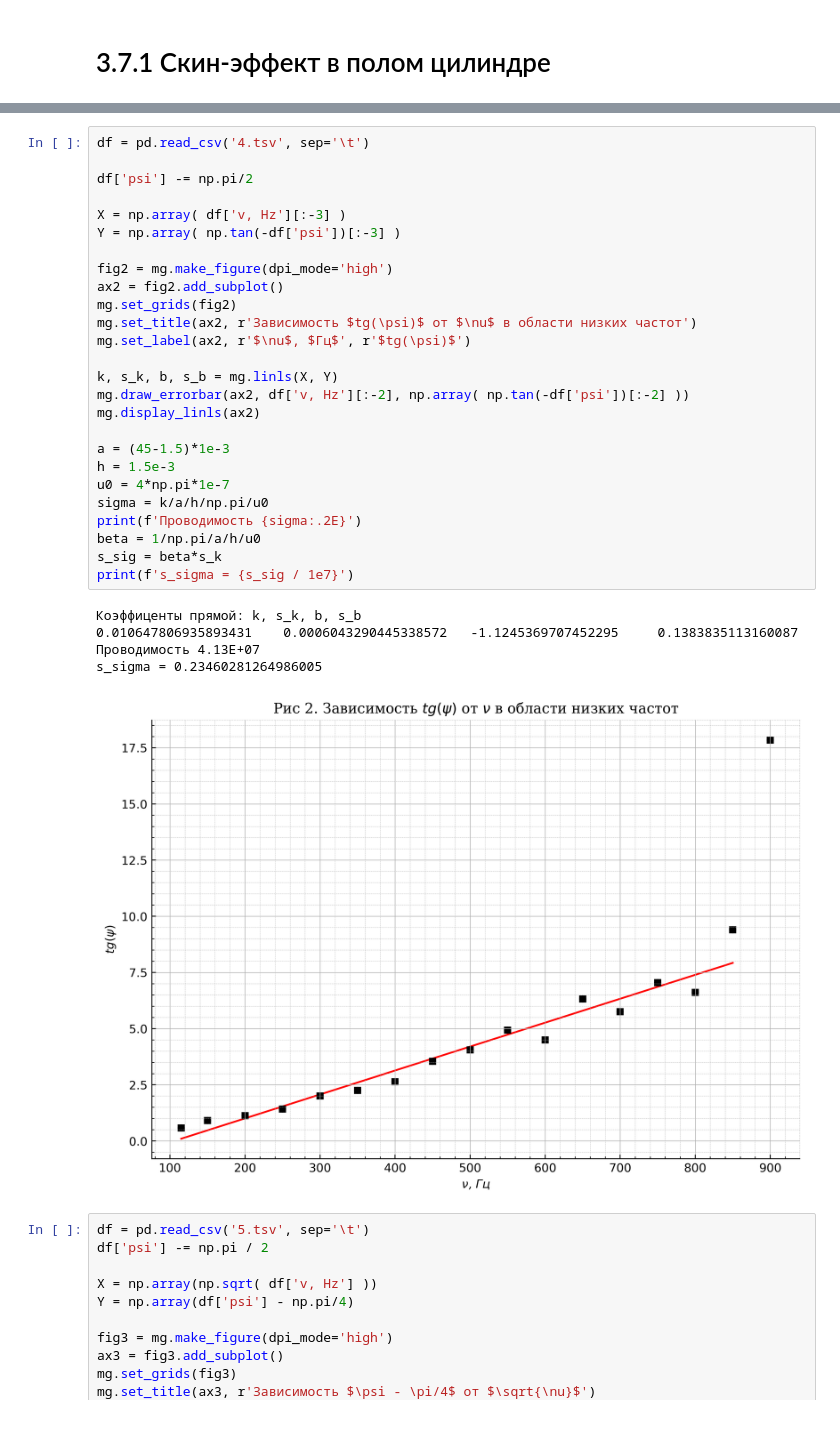
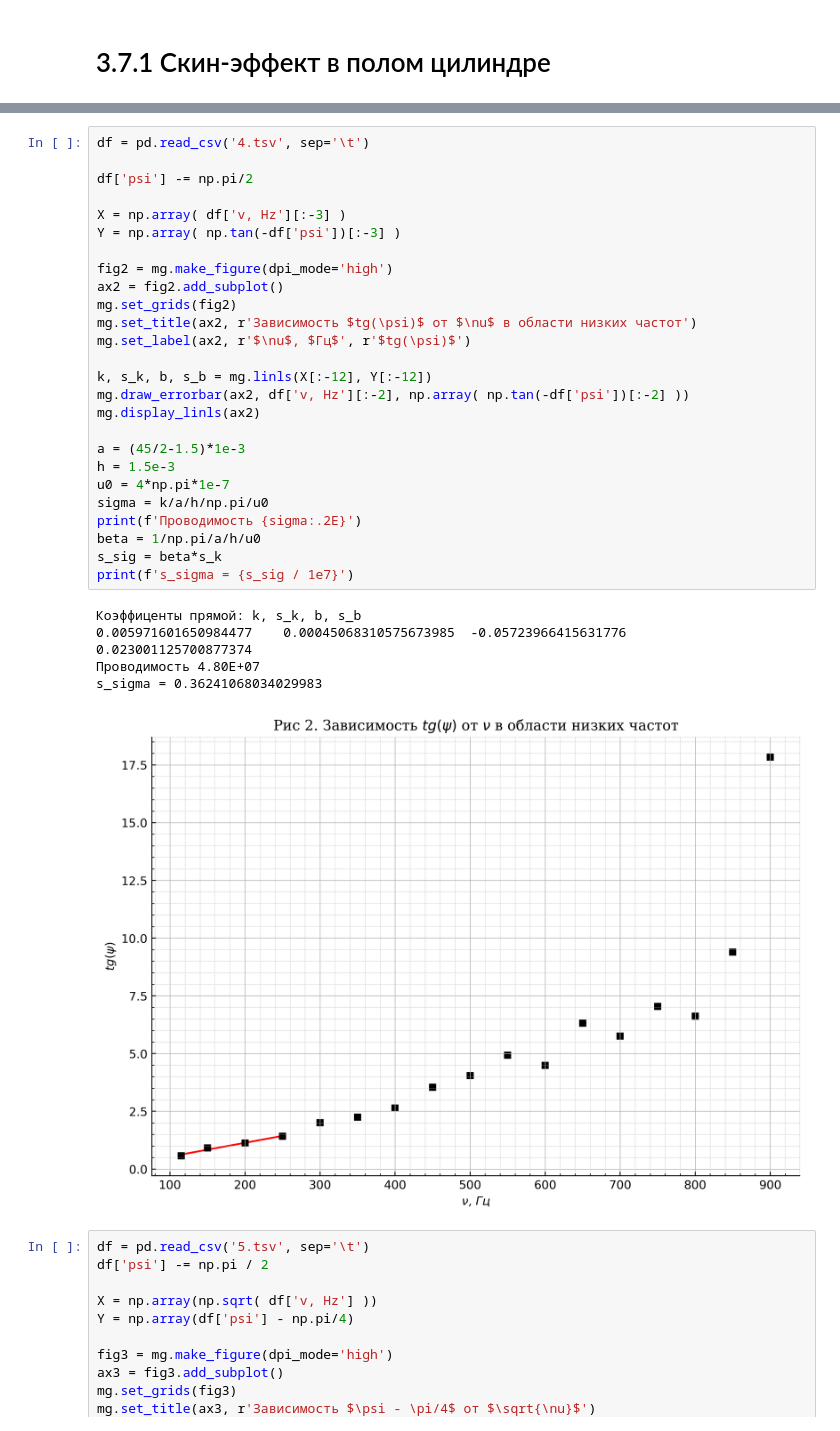
Before and after one commit to alxlnx/labs, a Jupyter notebook: 3.7.1/3.7.1.ipynb, the cells around one changed output, grey strips where cells are left out. Saved outputs shown, nothing was run; the diff lists cells and outputs as text.

```diff
--- a/3.7.1/3.7.1.ipynb
+++ b/3.7.1/3.7.1.ipynb
@@ -52,35 +52,35 @@ s_sigma = 0.004040620962773178
 # %%
 df = pd.read_csv('4.tsv', sep='\t')
 
 df['psi'] -= np.pi/2
 
 X = np.array( df['v, Hz'][:-3] )
 Y = np.array( np.tan(-df['psi'])[:-3] )
 
 fig2 = mg.make_figure(dpi_mode='high')
 ax2 = fig2.add_subplot()
 mg.set_grids(fig2)
 mg.set_title(ax2, r'Зависимость $tg(\psi)$ от $\nu$ в области низких частот')
 mg.set_label(ax2, r'$\nu$, $Гц$', r'$tg(\psi)$')
 
-k, s_k, b, s_b = mg.linls(X, Y)
+k, s_k, b, s_b = mg.linls(X[:-12], Y[:-12])
 mg.draw_errorbar(ax2, df['v, Hz'][:-2], np.array( np.tan(-df['psi'])[:-2] ))
 mg.display_linls(ax2)
 
-a = (45-1.5)*1e-3
+a = (45/2-1.5)*1e-3
 h = 1.5e-3
 u0 = 4*np.pi*1e-7
 sigma = k/a/h/np.pi/u0
 print(f'Проводимость {sigma:.2E}')
 beta = 1/np.pi/a/h/u0
 s_sig = beta*s_k
 print(f's_sigma = {s_sig / 1e7}')
 # %% [output]
 Коэффиценты прямой: k, s_k, b, s_b
-0.010647806935893431    0.0006043290445338572   -1.1245369707452295     0.1383835113160087
-Проводимость 4.13E+07
-s_sigma = 0.23460281264986005
+0.005971601650984477    0.00045068310575673985  -0.05723966415631776    0.023001125700877374
+Проводимость 4.80E+07
+s_sigma = 0.36241068034029983
-[figure, old version]
+[figure, new version]
 # %%
 df = pd.read_csv('5.tsv', sep='\t')
 df['psi'] -= np.pi / 2
```
Also changed, not shown: parts of 4 cells of this notebook, 1 other file.
